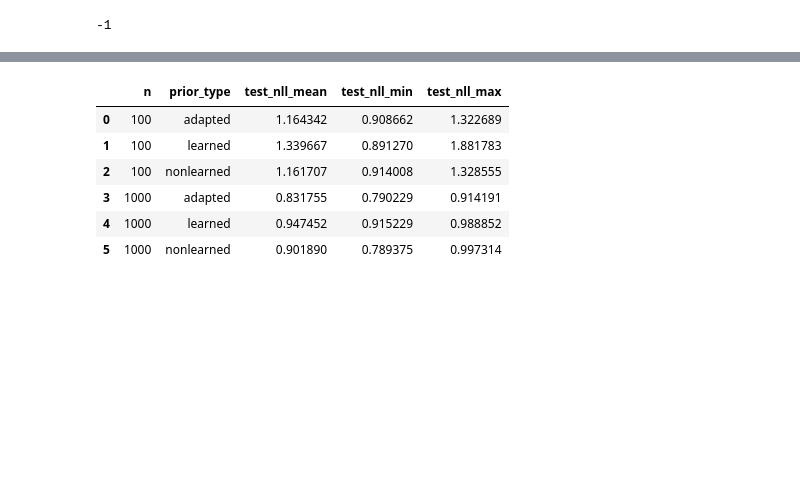
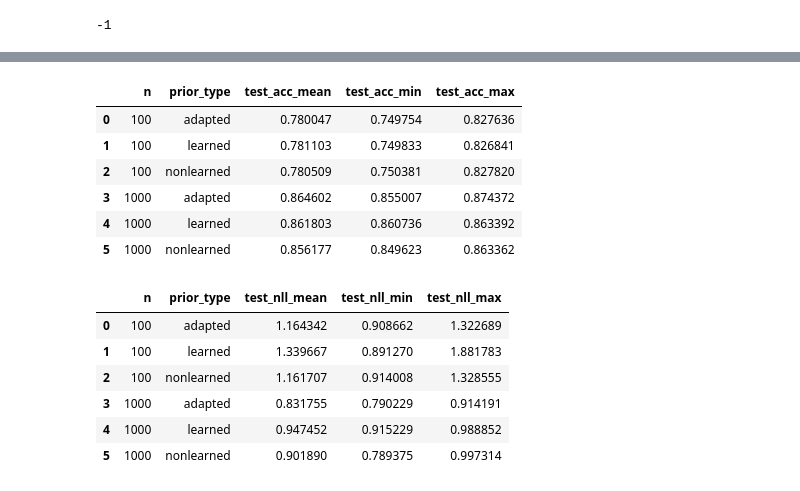
Before and after one commit to tufts-ml/bdl-transfer-learning, a Jupyter notebook: notebooks/HAM10000.ipynb, the cells around one changed output, grey strips where cells are left out. Saved outputs shown, nothing was run; the diff lists cells and outputs as text; code cells hidden in the pictures; blank space fills up the shorter version.

```diff
--- a/notebooks/HAM10000.ipynb
+++ b/notebooks/HAM10000.ipynb
@@ -113,20 +128,18 @@ print(count)
 143
 # %%
 dataset_path = '/cluster/tufts/hugheslab/eharve06/HAM10000'
-experiments_path = '/cluster/tufts/hugheslab/eharve06/bdl-transfer-learning/experiments/tuned_HAM10000_Copy1'
+experiments_path = '/cluster/tufts/hugheslab/eharve06/bdl-transfer-learning/experiments/tuned_HAM10000'
 lr_0s = np.logspace(-1, -4, num=4)
 ns = [100, 1000]
 prior_path = '/cluster/tufts/hugheslab/eharve06/resnet50_ssl_prior'
 prior_type = 'adapted'
 random_states = [1001, 2001, 3001]
-wandb_project = 'tuned_HAM10000_Copy1'
+wandb_project = 'tuned_HAM10000'
 weight_decays = np.append(np.logspace(-2, -6, num=5), 0)
 count = -1
 for lr_0, n, random_state, weight_decay in itertools.product(lr_0s, ns, random_states, weight_decays):
     count += 1
-    model_name = '{}_lr_0={}_n={}_random_state={}_weight_decay={}'\
-    .format(prior_type, lr_0, n, random_state, weight_decay)
-    print('    "python ../src/HAM10000_main.py --dataset_path=\'{}\' --experiments_path=\'{}\' --lr_0={} --model_name=\'{}\' --n={} --prior_path=\'{}\' --prior_type=\'{}\' --random_state={} --tune --wandb --wandb_project=\'{}\' --weight_decay={}"'\
-          .format(dataset_path, experiments_path, lr_0, model_name, n, prior_path, prior_type, random_state, wandb_project, weight_decay))
+    model_name = f'{prior_type}_lr_0={lr_0}_n={n}_random_state={random_state}_weight_decay={weight_decay}'
+    print(f'    "python ../src/HAM10000_main.py --dataset_path=\'{dataset_path}\' --experiments_path=\'{experiments_path}\' --lr_0={lr_0} --model_name=\'{model_name}\' --n={n} --prior_path=\'{prior_path}\' --prior_type=\'{prior_type}\' --random_state={random_state} --tune --wandb --wandb_project=\'{wandb_project}\' --weight_decay={weight_decay}"')
 print(count)
 # %% [output]
@@ -160,10 +173,8 @@ wandb_project = 'tuned_HAM10000_Copy1'
 weight_decays = np.append(np.logspace(-2, -6, num=5), 0)
 count = -1
 for lr_0, n, prior_scale, random_state, weight_decay in itertools.product(lr_0s, ns, prior_scales, random_states, weight_decays):
-    model_name = '{}_lr_0={}_n={}_prior_scale={}_random_state={}_weight_decay={}'\
-    .format(prior_type, lr_0, n, prior_scale, random_state, weight_decay)
     count += 1
-    print('    "python ../src/HAM10000_main.py --dataset_path=\'{}\' --experiments_path=\'{}\' --lr_0={} --model_name=\'{}\' --n={} --prior_path=\'{}\' --prior_scale={} --prior_type=\'{}\' --random_state={} --tune --wandb --wandb_project=\'{}\' --weight_decay={}"'\
-          .format(dataset_path, experiments_path, lr_0, model_name, n, prior_path, prior_scale, prior_type, random_state, wandb_project, weight_decay))
+    model_name = f'{prior_type}_lr_0={lr_0}_n={n}_prior_scale={prior_scale}_random_state={random_state}_weight_decay={weight_decay}'
+    print(f'    "python ../src/HAM10000_main.py --dataset_path=\'{dataset_path}\' --experiments_path=\'{experiments_path}\' --lr_0={lr_0} --model_name=\'{model_name}\' --n={n} --prior_path=\'{prior_path}\' --prior_scale={prior_scale} --prior_type=\'{prior_type}\' --random_state={random_state} --tune --wandb --wandb_project=\'{wandb_project}\' --weight_decay={weight_decay}"')
 print(count)
 # %% [output]
@@ -206,12 +217,10 @@ def get_hyperparameters(experiments_path, lr_0s, ns, prior_scales, prior_type, r
         best_hyperparameters = None
         for lr_0, weight_decay in itertools.product(lr_0s, weight_decays):
             if prior_scale:
-                model_name = '{}_lr_0={}_n={}_prior_scale={}_random_state={}_weight_decay={}'\
-                .format(prior_type, lr_0, n, prior_scale, random_state, weight_decay)
+                model_name = f'{prior_type}_lr_0={lr_0}_n={n}_prior_scale={prior_scale}_random_state={random_state}_weight_decay={weight_decay}'
             else:
-                model_name = '{}_lr_0={}_n={}_random_state={}_weight_decay={}'\
-                .format(prior_type, lr_0, n, random_state, weight_decay)
-            path =  '{}/{}.csv'.format(experiments_path, model_name)
+                model_name = f'{prior_type}_lr_0={lr_0}_n={n}_random_state={random_state}_weight_decay={weight_decay}'
+            path =  f'{experiments_path}/{model_name}.csv'
             val_nll = get_val_nll(get_df(path))
             val_acc = get_val_acc(get_df(path))
             if val_nll < best_val_nll: best_val_nll = val_nll; best_hyperparameters = [lr_0, n, prior_scale, prior_type, random_state, val_acc, weight_decay]
@@ -226,12 +235,10 @@ def get_best_hyperparameters(experiments_path, lr_0s, ns, prior_scales, prior_ty
         best_hyperparameters = None
         for lr_0, prior_scale, weight_decay in itertools.product(lr_0s, prior_scales, weight_decays):
             if prior_scale:
-                model_name = '{}_lr_0={}_n={}_prior_scale={}_random_state={}_weight_decay={}'\
-                .format(prior_type, lr_0, n, prior_scale, random_state, weight_decay)
+                model_name = f'{prior_type}_lr_0={lr_0}_n={n}_prior_scale={prior_scale}_random_state={random_state}_weight_decay={weight_decay}'
             else:
-                model_name = '{}_lr_0={}_n={}_random_state={}_weight_decay={}'\
-                .format(prior_type, lr_0, n, random_state, weight_decay)
-            path =  '{}/{}.csv'.format(experiments_path, model_name)
+                model_name = f'{prior_type}_lr_0={lr_0}_n={n}_random_state={random_state}_weight_decay={weight_decay}'
+            path =  f'{experiments_path}/{model_name}.csv'
             val_nll = get_val_nll(get_df(path))
             val_acc = get_val_acc(get_df(path))
             if val_nll < best_val_nll: best_val_nll = val_nll; best_hyperparameters = [lr_0, n, prior_scale, prior_type, random_state, val_acc, weight_decay]
@@ -244,12 +251,10 @@ def get_results(df, experiments_path):
     results = pd.DataFrame(columns=columns)
     for row_index, row in df.iterrows():
         if row.prior_scale:
-            model_name = '{}_lr_0={}_n={}_prior_scale={}_random_state={}_weight_decay={}'\
-            .format(row.prior_type, row.lr_0, row.n, row.prior_scale, row.random_state, row.weight_decay)
+            model_name = f'{row.prior_type}_lr_0={row.lr_0}_n={row.n}_prior_scale={row.prior_scale}_random_state={row.random_state}_weight_decay={row.weight_decay}'
         else:
-            model_name = '{}_lr_0={}_n={}_random_state={}_weight_decay={}'\
-            .format(row.prior_type, row.lr_0, row.n, row.random_state, row.weight_decay)
-        path =  '{}/{}.csv'.format(experiments_path, model_name)
+            model_name = f'{row.prior_type}_lr_0={row.lr_0}_n={row.n}_random_state={row.random_state}_weight_decay={row.weight_decay}'
+        path =  f'{experiments_path}/{model_name}.csv'
         last_epoch = get_last_epoch(get_df(path))
         results_row = [int(row.n), row.prior_scale, row.prior_type, int(row.random_state),
                        last_epoch.val_or_test_acc, last_epoch.val_or_test_loss,
@@ -412,7 +404,7 @@ results
 | 5 | 1000 | 100.0 | learned | 3001 | 0.860736 | -3261.359071 | 0.988852 | 3262.347900 | 1.000000 | ... |
 # %%
 grouped_results = results.groupby(['n', 'prior_type']).agg(lambda x: tuple(x))
-columns = ['test_nll', 'train_nll']
+columns = ['test_acc', 'train_acc', 'test_nll', 'train_nll']
 for column in columns:
     grouped_results['{}_mean'.format(column)] = grouped_results[column].apply(lambda item: np.mean(item))
     grouped_results['{}_std'.format(column)] = grouped_results[column].apply(lambda item: np.std(item))
@@ -431,3 +424,13 @@ grouped_results
+# %%
+grouped_results[['n', 'prior_type', 'test_acc_mean', 'test_acc_min', 'test_acc_max']]
+# %% [output]
+|  | n | prior_type | test_acc_mean | test_acc_min | test_acc_max |
+| 0 | 100 | adapted | 0.780047 | 0.749754 | 0.827636 |
+| 1 | 100 | learned | 0.781103 | 0.749833 | 0.826841 |
+| 2 | 100 | nonlearned | 0.780509 | 0.750381 | 0.827820 |
+| 3 | 1000 | adapted | 0.864602 | 0.855007 | 0.874372 |
+| 4 | 1000 | learned | 0.861803 | 0.860736 | 0.863392 |
+| 5 | 1000 | nonlearned | 0.856177 | 0.849623 | 0.863362 |
 # %%
 grouped_results[['n', 'prior_type', 'test_nll_mean', 'test_nll_min', 'test_nll_max']]
 # %% [output]
```
Also changed, not shown: parts of 12 cells of this notebook, 2 other files.
